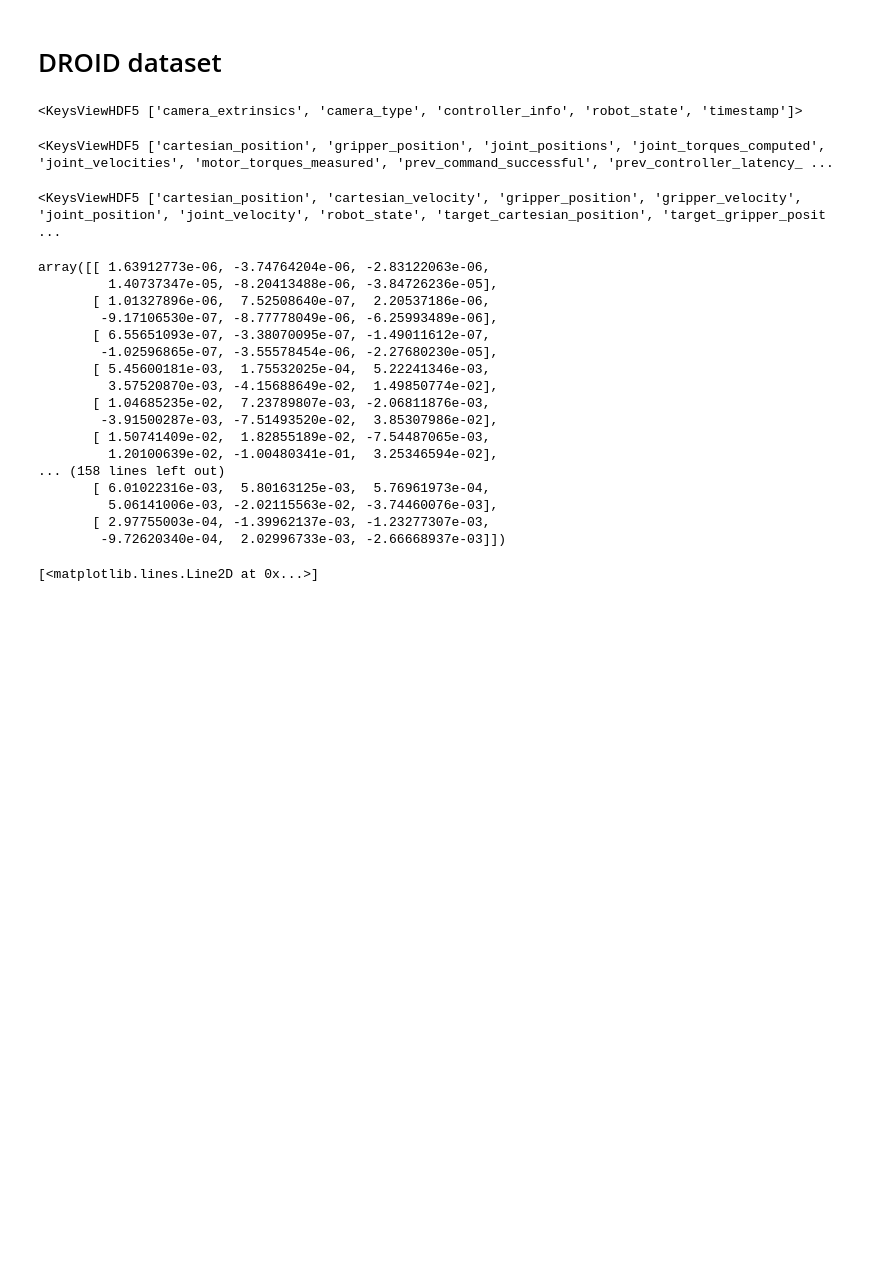
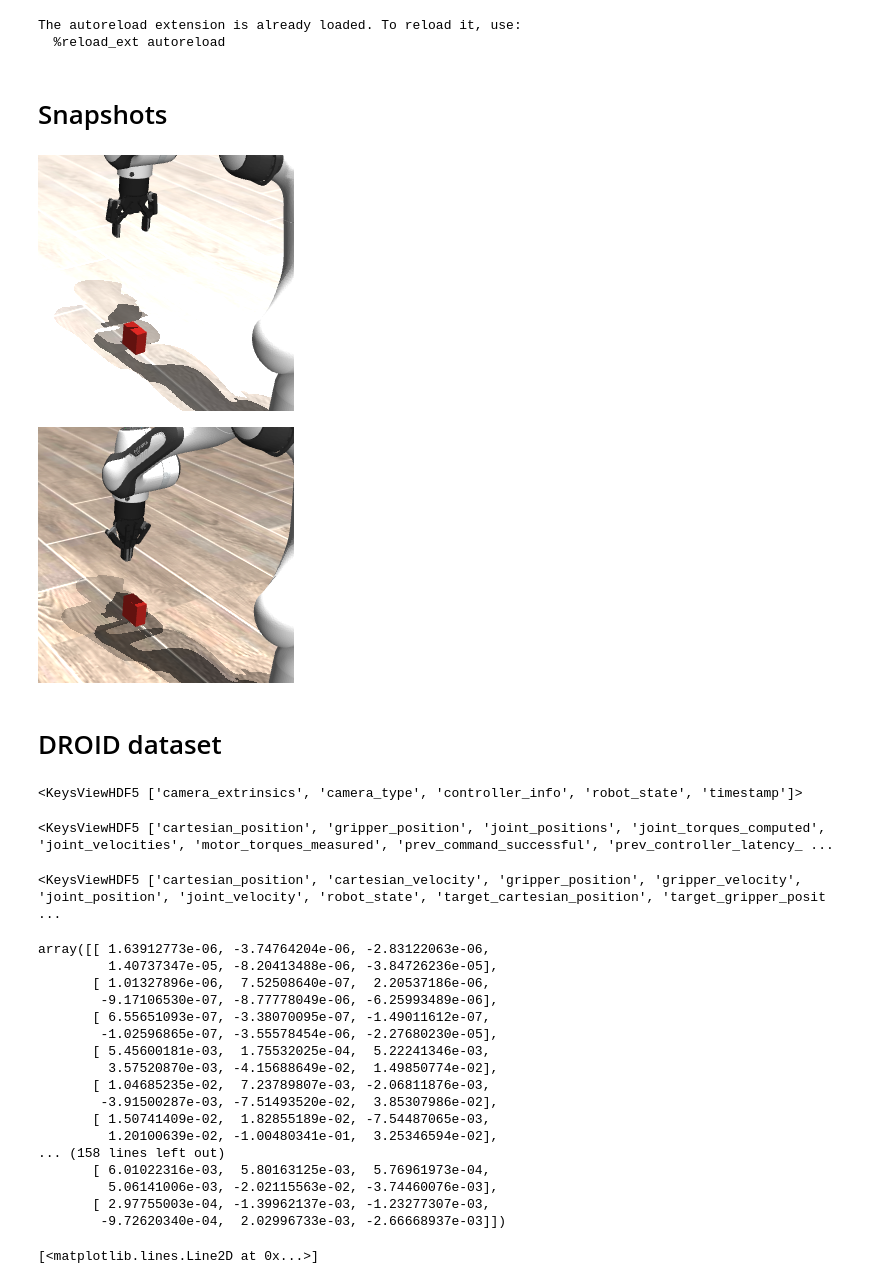
Before and after one commit to ProxyCausal/custom_gym_env, a Jupyter notebook: notebooks/custom_gym_env.ipynb, the cells around one changed output. Drawn from its saved outputs; the diff is of its cells as text; code cells hidden in the pictures; blank space fills up the shorter version.

```diff
--- a/notebooks/custom_gym_env.ipynb
+++ b/notebooks/custom_gym_env.ipynb
@@ -4,16 +4,34 @@ import gymnasium as gym
 import numpy as np
 import matplotlib.pyplot as plt
 
+import mujoco
+
 from IPython.core.interactiveshell import InteractiveShell
 InteractiveShell.ast_node_interactivity = "all"
 
-#import sys
-#sys.path.insert(0, "../custom_gym_env")
+from PIL import Image
+
+import sys
+sys.path.insert(0, "..") #"../custom_gym_env"
 
 %load_ext autoreload
 %autoreload 2
 
 from mujoco_gym import PickPlacePandaEnvController
+# %% [output]
+The autoreload extension is already loaded. To reload it, use:
+  %reload_ext autoreload
+# %% [markdown]
+# Snapshots
+# %%
+capture = np.load("../outputs/capture_1787345317.7781343.npz")
+capture2 = np.load("../outputs/capture_1777218258.0700648.npz")
+
+Image.fromarray(capture['img']).crop((320, 140, 576, 396))
+Image.fromarray(capture2['img']).crop((320, 140, 576, 396))
+# %% [output]
+[figure, added]
+[figure, added]
 # %% [markdown]
 # DROID dataset
 # %%
```
Also changed, not shown: parts of 6 cells of this notebook, 2 other files.
